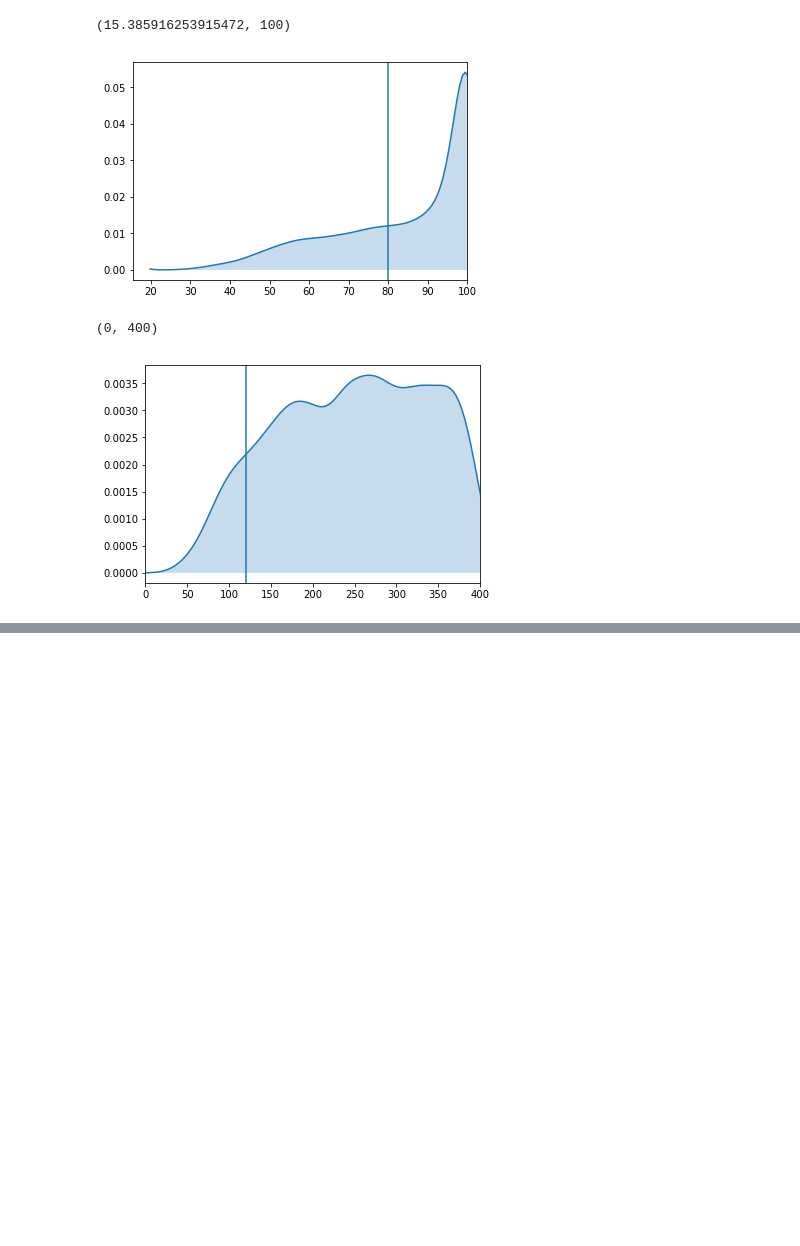
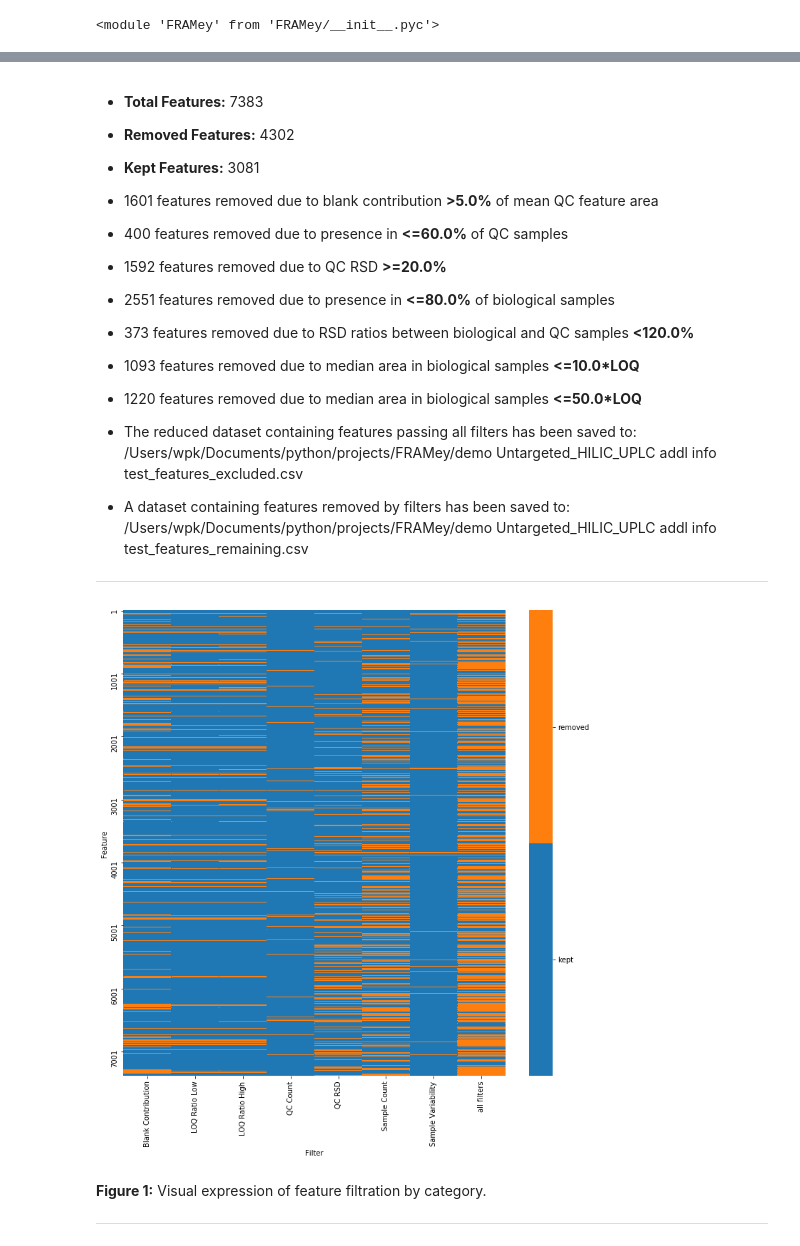
Before and after one commit to wpk-nist-gov/FRAMey, a Jupyter notebook: anal_work_through_refactor.ipynb, the cells around one changed output, grey strips where cells are left out. Saved outputs shown, nothing was run; the diff lists cells and outputs as text; code cells hidden in the pictures; blank space fills up the shorter version.

```diff
--- a/anal_work_through_refactor.ipynb
+++ b/anal_work_through_refactor.ipynb
@@ -347,7 +0,0 @@ plt.axvline(x=ThresholdQCrsd)
-# %%
-sns.kdeplot(sample_count.CountFreq.dropna().values, shade=True)
-plt.axvline(x=ThresholdSAMPLECountFrequency)
-plt.xlim(None, 100)
-# %% [output]
-(15.385916253915472, 100)
-[figure, removed]
@@ -356,9 +1,6 @@ plt.xlim(None, 100)
-# %%
-x = low_variability.percent.dropna().values
-x = x[x < 400]
-sns.kdeplot(x, shade=True, bw='silverman', kernel='gau', gridsize=100)
-plt.axvline(ThresholdRSDratios)
-plt.xlim(0, 400)
-# %% [output]
-(0, 400)
-[figure, removed]
+# %%
+%matplotlib inline
+import FRAMey
+reload(FRAMey)
+# %% [output]
+<module 'FRAMey' from 'FRAMey/__init__.pyc'>
@@ -364,0 +9,3 @@ plt.xlim(0, 400)
+# %%
+f = FRAMey.full_analysis('./demo Untargeted_HILIC_UPLC addl info test.csv')
+# %% [output]
@@ -364,0 +23,22 @@ plt.xlim(0, 400)
+
+* **Total Features:** 7383
+* **Removed Features:** 4302
+* **Kept Features:** 3081
+
+
+* 1601 features removed due to blank contribution **>5.0%** of mean QC feature area
+* 400 features removed due to presence in **<=60.0%** of QC samples
+* 1592 features removed due to QC RSD **>=20.0%**
+* 2551 features removed due to presence in **<=80.0%** of biological samples
+* 373 features removed due to  RSD ratios between biological and QC samples **<120.0%**
+* 1093 features removed due to median area in biological samples **<=10.0*LOQ**
+* 1220 features removed due to median area in biological samples **<=50.0*LOQ**
+
+* The reduced dataset containing features passing all filters has been saved to: /Users/wpk/Documents/python/projects/FRAMey/demo Untargeted_HILIC_UPLC addl info test_features_excluded.csv
+* A dataset containing features removed by filters has been saved to: /Users/wpk/Documents/python/projects/FRAMey/demo Untargeted_HILIC_UPLC addl info test_features_remaining.csv
+---
+[figure, added]
+
+**Figure 1:** Visual expression of feature filtration by category.
+
+---
```
Also changed, not shown: parts of 69 cells of this notebook.
